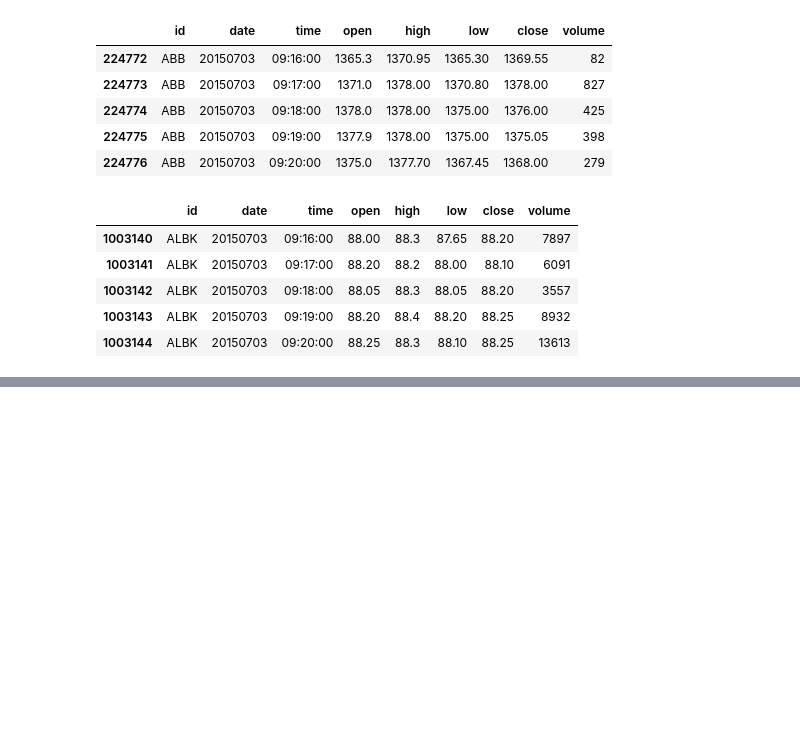
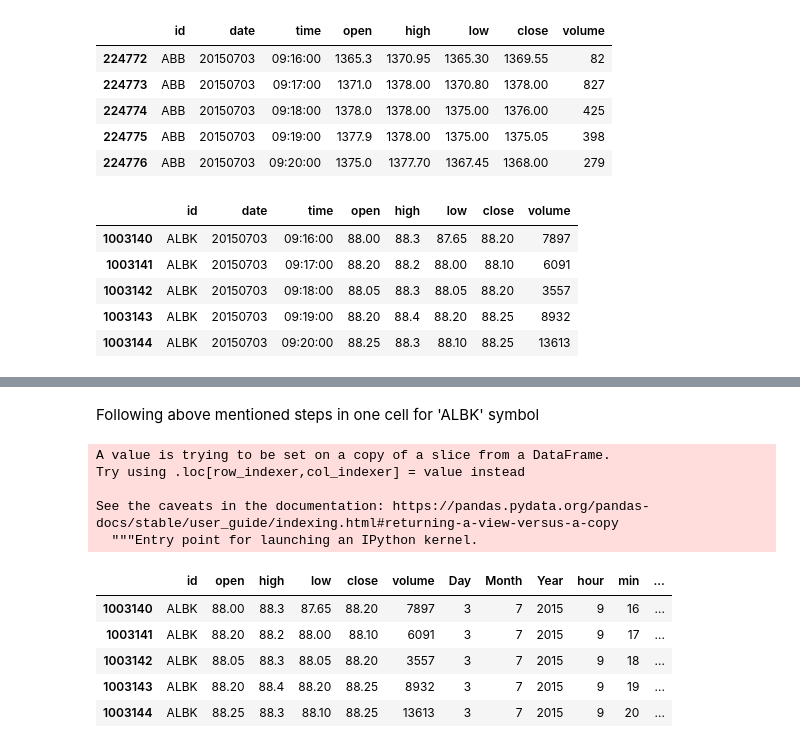
Before and after one commit to mkmanoj30/8thSemProject, a Jupyter notebook: 8thSemProject.ipynb, the cells around one changed output, grey strips where cells are left out. Saved outputs shown, nothing was run; the diff lists cells and outputs as text; code cells hidden in the pictures; blank space fills up the shorter version.

```diff
--- a/8thSemProject.ipynb
+++ b/8thSemProject.ipynb
@@ -162,0 +248,26 @@ ALBK.head()
+# %% [markdown]
+Following above mentioned steps in one cell for 'ALBK' symbol
+# %%
+ALBK['NewDate'] =  pd.to_datetime(ALBK['date'].astype(str),format='%Y%m%d')
+ALBK= ALBK.drop('date',axis=1)
+ALBK['Day'] = pd.to_datetime(ALBK['NewDate']).dt.day
+ALBK['Month'] = pd.to_datetime(ALBK['NewDate']).dt.month
+ALBK['Year'] = pd.to_datetime(ALBK['NewDate']).dt.year
+ALBK = ALBK.drop('NewDate',axis=1)
+ALBK[['hour','min','sec']] = ALBK['time'].astype(str).str.split(':', expand=True).astype(int)
+ALBK =ALBK.drop('time',axis=1)
+# %% [output]
+A value is trying to be set on a copy of a slice from a DataFrame.
+Try using .loc[row_indexer,col_indexer] = value instead
+
+See the caveats in the documentation: https://pandas.pydata.org/pandas-docs/stable/user_guide/indexing.html#returning-a-view-versus-a-copy
+  """Entry point for launching an IPython kernel.
+# %%
+ALBK.head()
+# %% [output]
+|  | id | open | high | low | close | volume | Day | Month | Year | hour | min | ... |
+| 1003140 | ALBK | 88.00 | 88.3 | 87.65 | 88.20 | 7897 | 3 | 7 | 2015 | 9 | 16 | ... |
+| 1003141 | ALBK | 88.20 | 88.2 | 88.00 | 88.10 | 6091 | 3 | 7 | 2015 | 9 | 17 | ... |
+| 1003142 | ALBK | 88.05 | 88.3 | 88.05 | 88.20 | 3557 | 3 | 7 | 2015 | 9 | 18 | ... |
+| 1003143 | ALBK | 88.20 | 88.4 | 88.20 | 88.25 | 8932 | 3 | 7 | 2015 | 9 | 19 | ... |
+| 1003144 | ALBK | 88.25 | 88.3 | 88.10 | 88.25 | 13613 | 3 | 7 | 2015 | 9 | 20 | ... |
```
Also changed, not shown: parts of 16 cells of this notebook.
